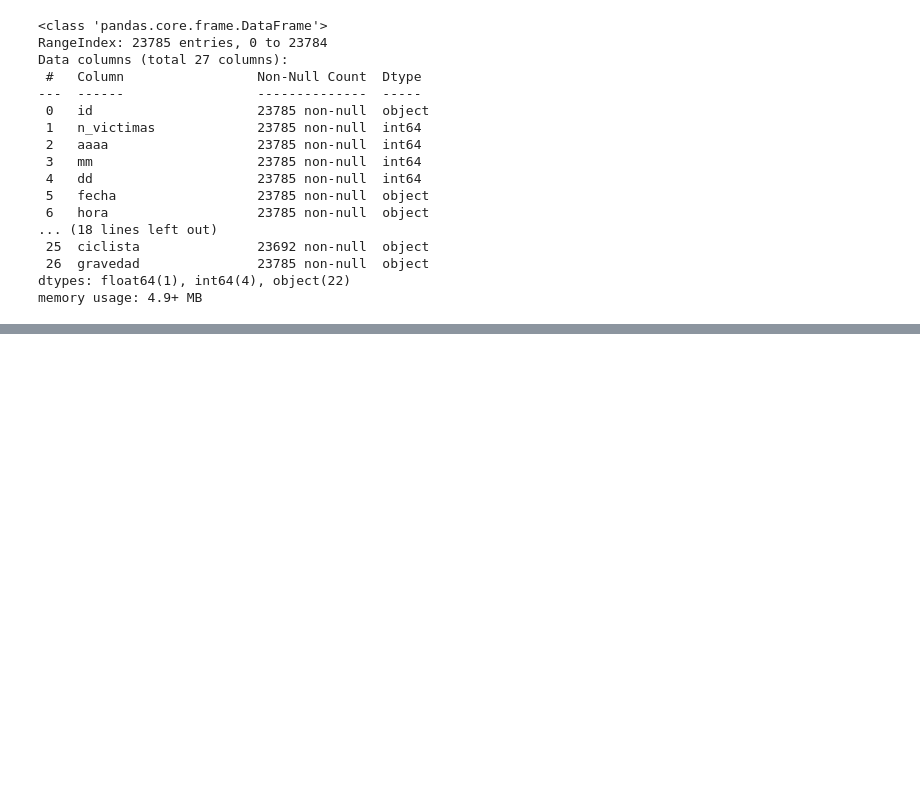
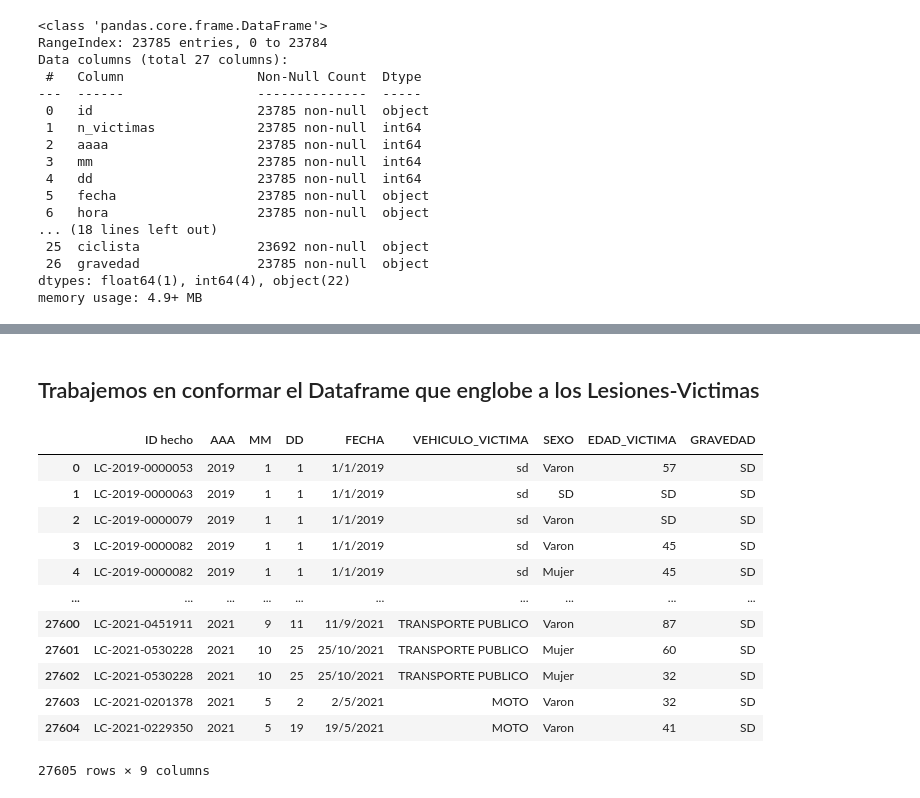
Before and after one commit to jhcatc/PI2_DA_Accidentes, a Jupyter notebook: code/etl.ipynb, the cells around one changed output, grey strips where cells are left out. Saved outputs shown, nothing was run; the diff lists cells and outputs as text; code cells hidden in the pictures; blank space fills up the shorter version.

Commit message:
etl a data

```diff
--- a/code/etl.ipynb
+++ b/code/etl.ipynb
@@ -265,0 +415,3 @@ memory usage: 4.9+ MB
+# %%
+pd.set_option('display.max_columns', None)
+df_lesionesHechos.head(1)
@@ -265,0 +444,19 @@ memory usage: 4.9+ MB
+# %% [markdown]
+## Trabajemos en conformar el Dataframe que englobe a los Lesiones-Victimas
+# %%
+df_lesionesVictimas = pd.read_csv('..//data//lesiones victimas.csv')
+df_lesionesVictimas
+# %% [output]
+|  | ID hecho | AAA | MM | DD | FECHA | VEHICULO_VICTIMA | SEXO | EDAD_VICTIMA | GRAVEDAD |
+| 0 | LC-2019-0000053 | 2019 | 1 | 1 | 1/1/2019 | sd | Varon | 57 | SD |
+| 1 | LC-2019-0000063 | 2019 | 1 | 1 | 1/1/2019 | sd | SD | SD | SD |
+| 2 | LC-2019-0000079 | 2019 | 1 | 1 | 1/1/2019 | sd | Varon | SD | SD |
+| 3 | LC-2019-0000082 | 2019 | 1 | 1 | 1/1/2019 | sd | Varon | 45 | SD |
+| 4 | LC-2019-0000082 | 2019 | 1 | 1 | 1/1/2019 | sd | Mujer | 45 | SD |
+| ... | ... | ... | ... | ... | ... | ... | ... | ... | ... |
+| 27600 | LC-2021-0451911 | 2021 | 9 | 11 | 11/9/2021 | TRANSPORTE PUBLICO | Varon | 87 | SD |
+| 27601 | LC-2021-0530228 | 2021 | 10 | 25 | 25/10/2021 | TRANSPORTE PUBLICO | Mujer | 60 | SD |
+| 27602 | LC-2021-0530228 | 2021 | 10 | 25 | 25/10/2021 | TRANSPORTE PUBLICO | Mujer | 32 | SD |
+| 27603 | LC-2021-0201378 | 2021 | 5 | 2 | 2/5/2021 | MOTO | Varon | 32 | SD |
+| 27604 | LC-2021-0229350 | 2021 | 5 | 19 | 19/5/2021 | MOTO | Varon | 41 | SD |
+27605 rows × 9 columns
```
Also changed, not shown: parts of 53 cells of this notebook, 11 other files.
